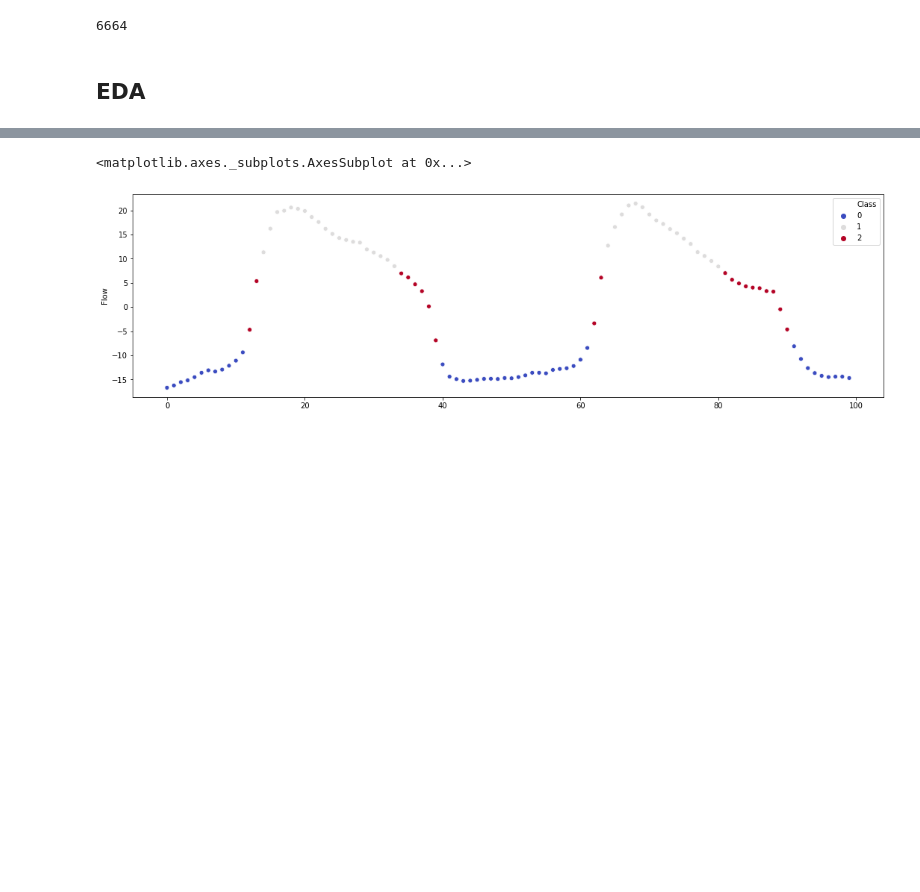
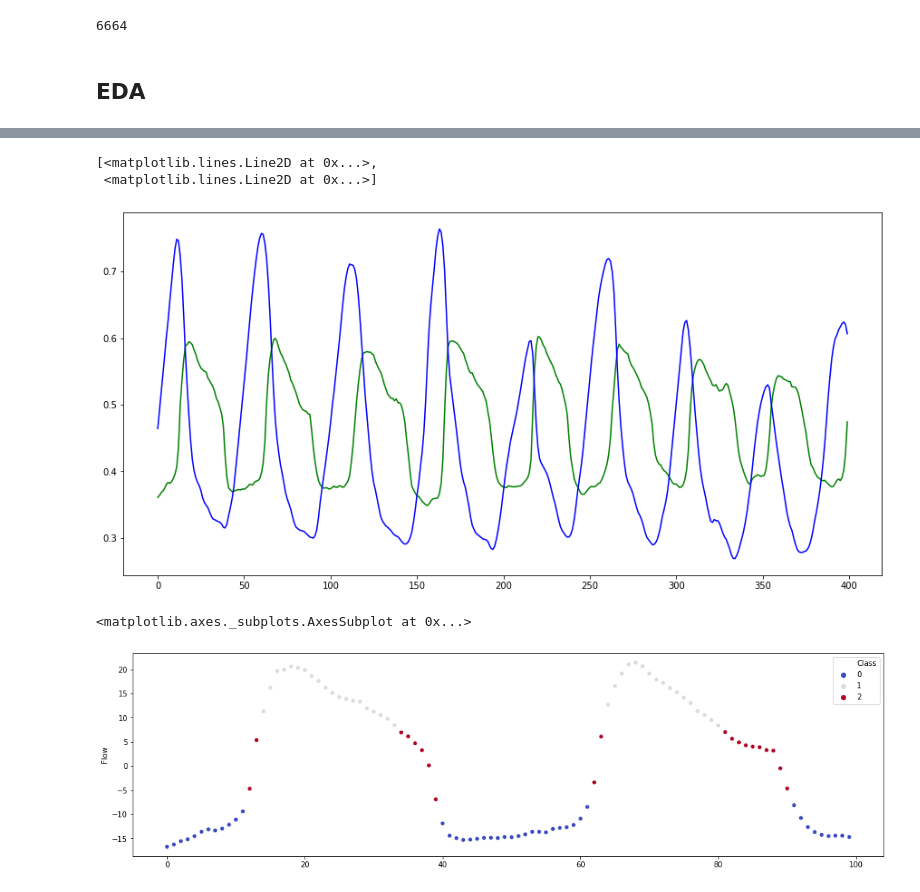
Before and after one commit to RightAir/BreathDetectionSystem, a Jupyter notebook: TensorFlow/BreathDetection Keras Model Decision Algorithm V3.ipynb, the cells around one changed output, grey strips where cells are left out. Cells and saved outputs as stored; diff of their text form; code cells hidden in the pictures; blank space fills up the shorter version.

```diff
--- a/TensorFlow/BreathDetection Keras Model Decision Algorithm V3.ipynb
+++ b/TensorFlow/BreathDetection Keras Model Decision Algorithm V3.ipynb
@@ -153,0 +150,12 @@ plt.show()
+# %%
+Min_dist = min(distance)
+Max_dist = max(distance)
+
+Min_flow = min(flow)
+Max_flow = max(flow)
+
+for i in range(0, len(df)):
+
+    distance[i] = float((float(distance[i]) - Min_dist) / (Max_dist - Min_dist))
+
+    flow[i] = float((float(flow[i]) - Min_flow) / (Max_flow - Min_flow))
@@ -154,3 +171,11 @@ plt.show()
+# %%
+fig = plt.figure(figsize = (15, 25))
+plt.subplot(3,1,1)
+plt.plot(time[0:400], flow[0:400], 'g', time[0:400], distance[0:400], 'b')
+# %% [output]
+[<matplotlib.lines.Line2D at 0x...>,
+ <matplotlib.lines.Line2D at 0x...>]
+[figure, added]
 # %%
 fig = plt.figure(figsize = (18, 5))
 sns.scatterplot(y = df['Flow'][0:100], x = range(0, 100), hue = df['Class'][0:100], palette = 'coolwarm')
```
Also changed, not shown: parts of 3 cells of this notebook, 14 other files.
